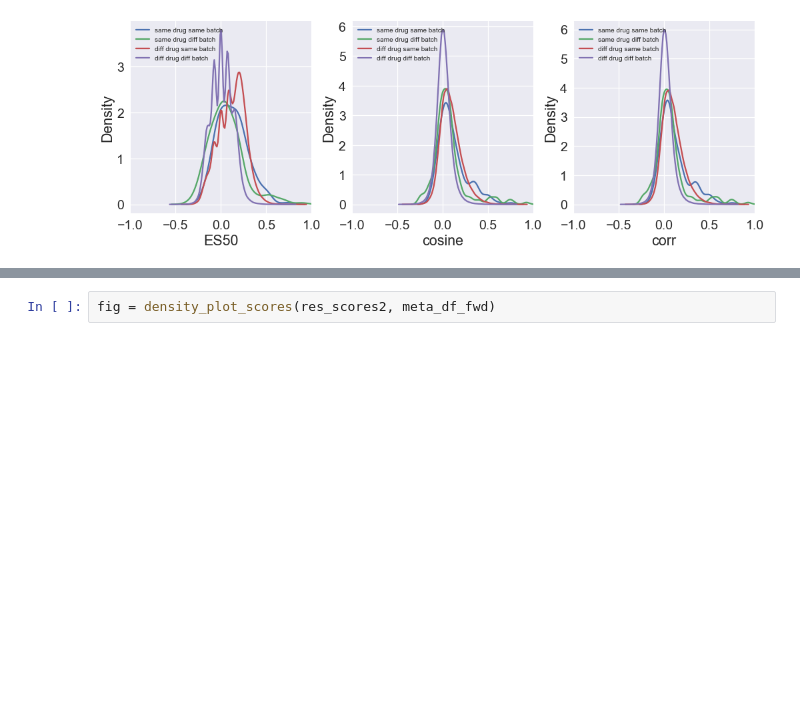
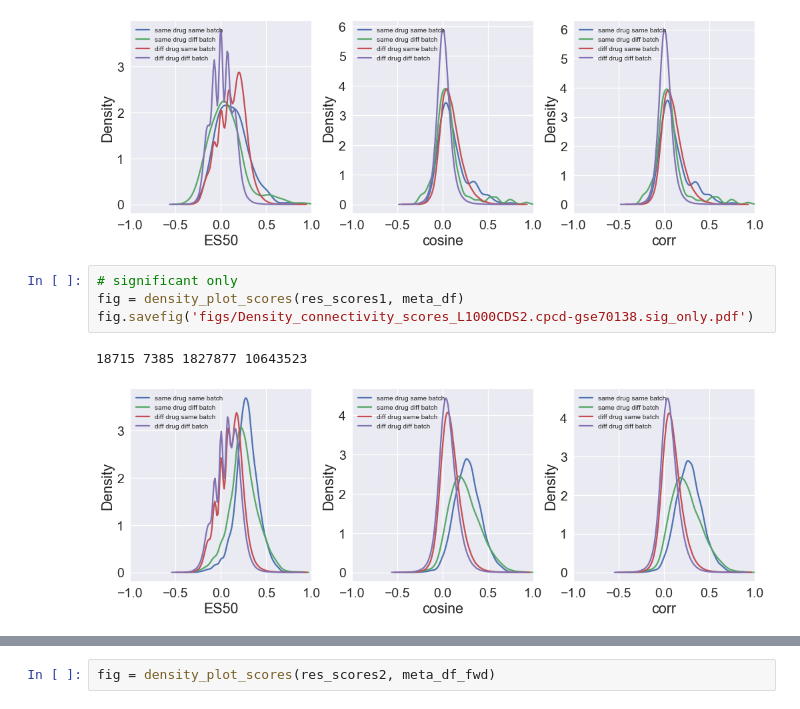
Before and after one commit to MaayanLab/L1000FWD, a Jupyter notebook: notebooks/Benchmark_connectivity2.ipynb, the cells around one changed output, grey strips where cells are left out. Drawn from its saved outputs; the diff is of its cells as text; blank space fills up the shorter version.

Commit message:
Updated benchmark_connectivity2

```diff
--- a/notebooks/Benchmark_connectivity2.ipynb
+++ b/notebooks/Benchmark_connectivity2.ipynb
@@ -556,3 +559,10 @@ fig = density_plot_scores(res_scores1, meta_df, same_cell=True)
 # %% [output]
 171 179 89872 737764
 [figure]
+# %%
+# significant only
+fig = density_plot_scores(res_scores1, meta_df)
+fig.savefig('figs/Density_connectivity_scores_L1000CDS2.cpcd-gse70138.sig_only.pdf')
+# %% [output]
+18715 7385 1827877 10643523
+[figure, added]
```
Also changed, not shown: parts of 20 cells of this notebook.
